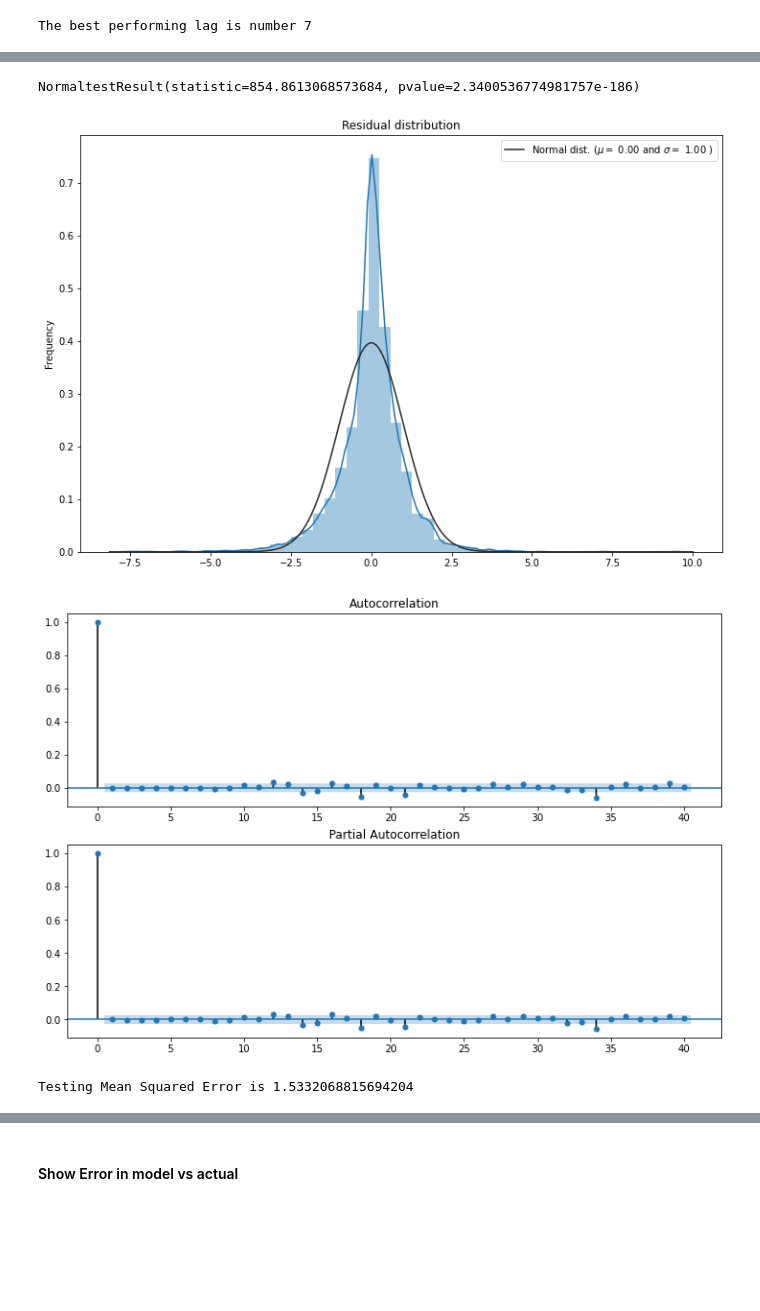
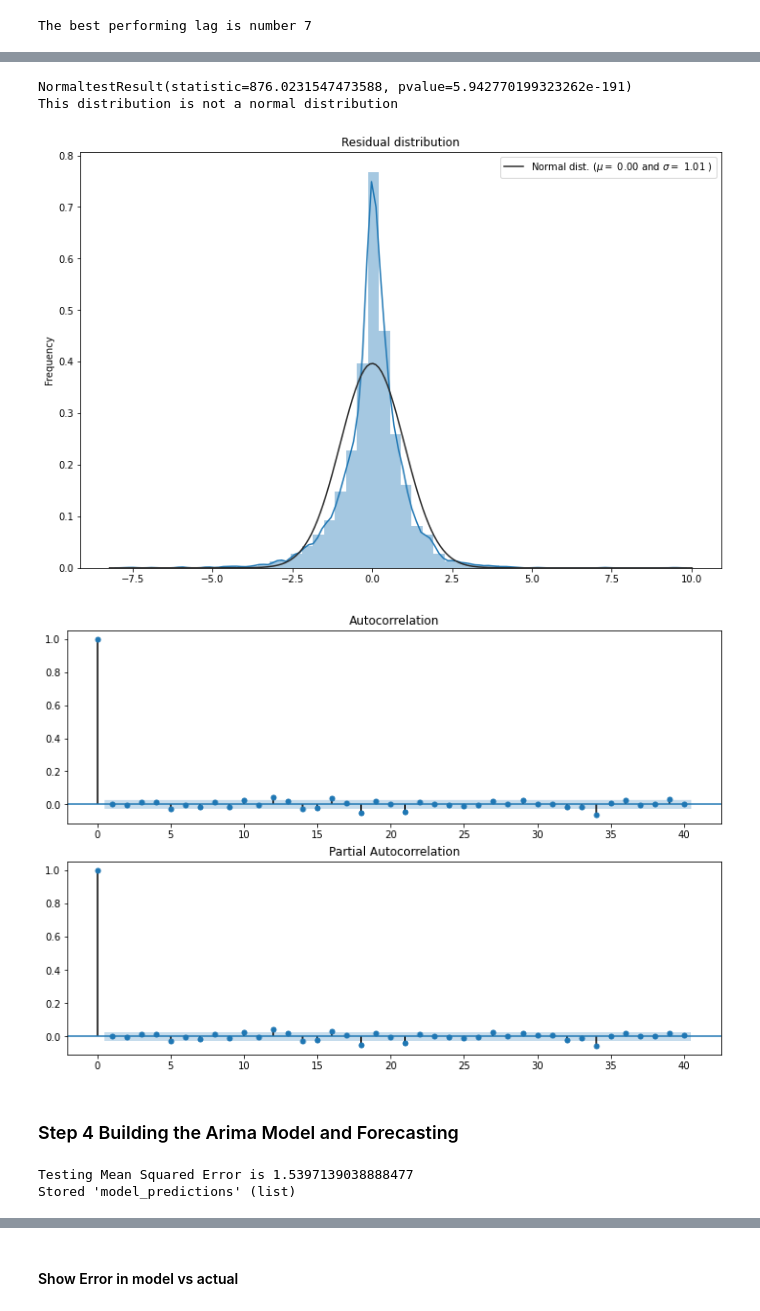
Before and after one commit to bsamaha/SPY-Time-Series-Predictions, a Jupyter notebook: Time Series Forecasting of ETFs.ipynb, the cells around one changed output, grey strips where cells are left out. Cells and saved outputs as stored; diff of their text form; code cells hidden in the pictures; blank space fills up the shorter version.

```diff
--- a/Time Series Forecasting of ETFs.ipynb
+++ b/Time Series Forecasting of ETFs.ipynb
@@ -305,7 +304,7 @@ The best performing lag is number 7
 from statsmodels.tsa.arima_model import ARIMA
 
 # fit model
-spy_arima = ARIMA(x_train, order=(7,1,1))
+spy_arima = ARIMA(x_train, order=(1,1,1))
 spy_arima_fit = spy_arima.fit(disp=0)
 print(spy_arima_fit.summary())
 # %% [output]
@@ -330,36 +329,41 @@ MA.1           -1.3035           +0.0000j            1.3035            0.5000
 from scipy import stats
 import statsmodels.api as sm
 from scipy.stats import normaltest
 
 residuals = spy_arima_fit.resid
 print(normaltest(residuals))
+if normaltest(residuals)[1] < .05:
+    print('This distribution is not a normal distribution')
 # returns a 2-tuple of the chi-squared statistic, and the associated p-value. the p-value is very small, meaning
 # the residual is not a normal distribution
 
 fig = plt.figure(figsize=(12,8))
 ax0 = fig.add_subplot(111)
 
 sns.distplot(residuals ,fit = stats.norm, ax = ax0) # need to import scipy.stats
 
 # Get the fitted parameters used by the function
 (mu, sigma) = stats.norm.fit(residuals)
 
 #Now plot the distribution using
 plt.legend(['Normal dist. ($\mu=$ {:.2f} and $\sigma=$ {:.2f} )'.format(mu, sigma)], loc='best')
 plt.ylabel('Frequency')
 plt.title('Residual distribution')
 
 
 # ACF and PACF
 fig = plt.figure(figsize=(12,8))
 ax1 = fig.add_subplot(211)
 fig = sm.graphics.tsa.plot_acf(residuals, lags=40, ax=ax1)
 ax2 = fig.add_subplot(212)
 fig = sm.graphics.tsa.plot_pacf(residuals, lags=40, ax=ax2)
 # %% [output]
-NormaltestResult(statistic=854.8613068573684, pvalue=2.3400536774981757e-186)
+NormaltestResult(statistic=876.0231547473588, pvalue=5.942770199323262e-191)
+This distribution is not a normal distribution
-[figure, old version]
+[figure, new version]
 [figure]
+# %% [markdown]
+### Step 4 Building the Arima Model and Forecasting
 # %%
 history = [x for x in x_train]
 model_predictions = []
@@ -367,7 +371,7 @@ N_test_observations = len(x_valid)
 
 
 for time_point in range(split_time,len(spy)):
-    model = ARIMA(history, order=(7,1,1))
+    model = ARIMA(history, order=(1,1,1))
     model_fit = model.fit(disp=0)
     output = model_fit.forecast()
     yhat = output[0]
@@ -376,5 +380,8 @@ for time_point in range(split_time,len(spy)):
     history.append(true_test_value)
 MAE_error = mean_absolute_error(x_valid, model_predictions)
 print('Testing Mean Squared Error is {}'.format(MAE_error))
+
+%store model_predictions
 # %% [output]
-Testing Mean Squared Error is 1.5332068815694204
+Testing Mean Squared Error is 1.5397139038888477
+Stored 'model_predictions' (list)
```
Also changed, not shown: parts of 39 cells of this notebook, 5 other files.
